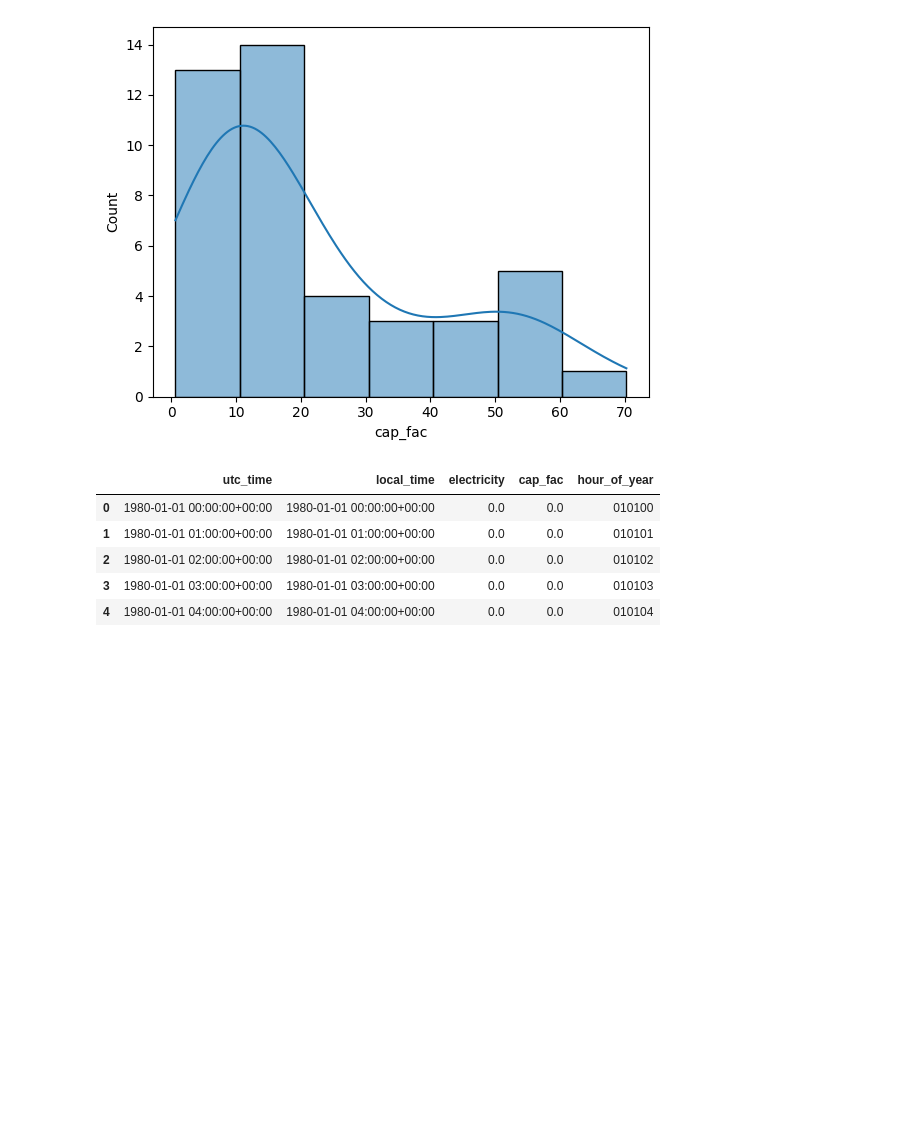
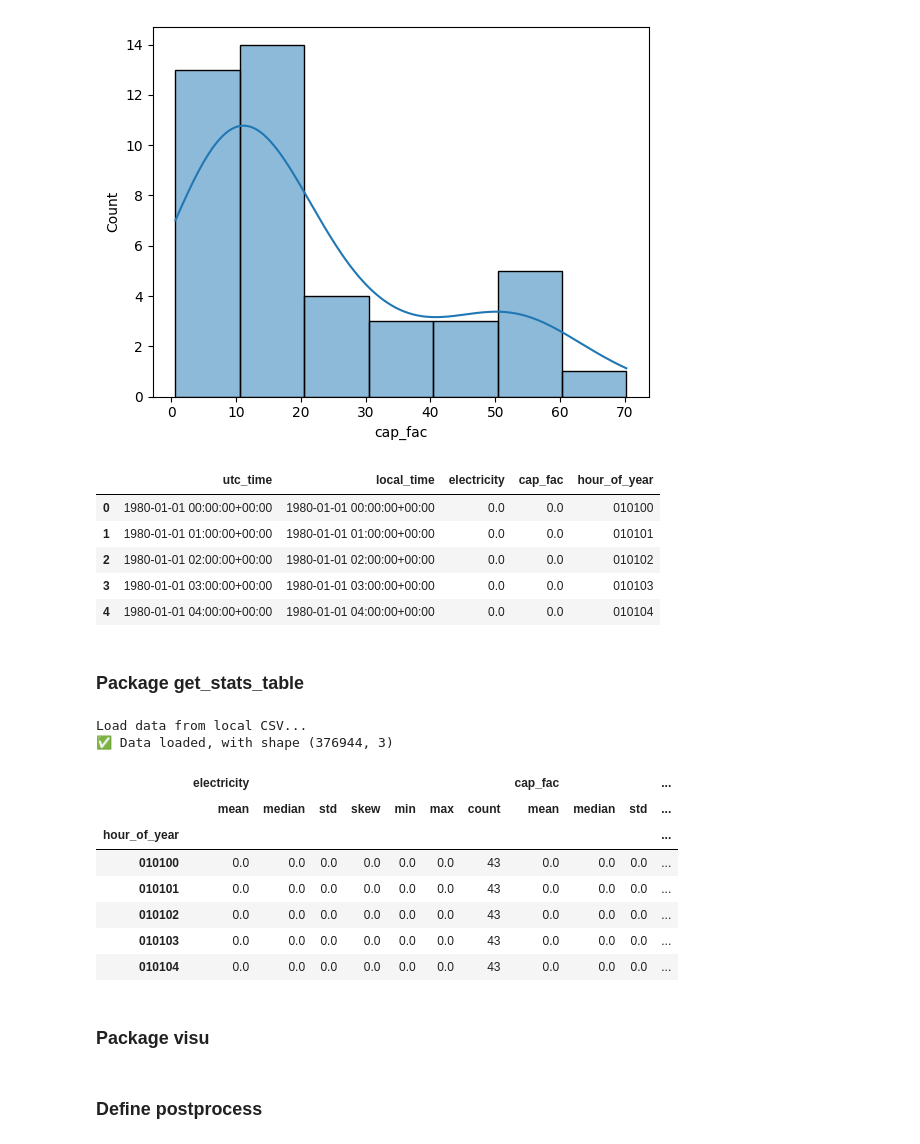
Before and after one commit to jerome-roeser/advanced-power-forecast, a Jupyter notebook: notebooks/hoernsch.ipynb, the cells around one changed output. Saved outputs shown, nothing was run; the diff lists cells and outputs as text; code cells hidden in the pictures; blank space fills up the shorter version.

```diff
--- a/notebooks/hoernsch.ipynb
+++ b/notebooks/hoernsch.ipynb
@@ -495,3 +495,5 @@ data_processed_df.head()
 | 2 | 1980-01-01 02:00:00+00:00 | 1980-01-01 02:00:00+00:00 | 0.0 | 0.0 | 010102 |
 | 3 | 1980-01-01 03:00:00+00:00 | 1980-01-01 03:00:00+00:00 | 0.0 | 0.0 | 010103 |
 | 4 | 1980-01-01 04:00:00+00:00 | 1980-01-01 04:00:00+00:00 | 0.0 | 0.0 | 010104 |
+# %% [markdown]
+### Package get_stats_table
@@ -497,0 +526,34 @@ data_processed_df.head()
+# %%
+query = f"""
+        SELECT *
+        FROM {GCP_PROJECT}.{BQ_DATASET}.processed_pv
+        ORDER BY utc_time
+    """
+
+data_processed_cache_path = Path(LOCAL_DATA_PATH).joinpath("processed", f"processed_pv.csv")
+data_processed_df = get_data_with_cache(
+        gcp_project=GCP_PROJECT,
+        query=query,
+        cache_path=data_processed_cache_path,
+        data_has_header=True
+    )
+
+data_processed_df.utc_time = pd.to_datetime(data_processed_df.utc_time,utc=True)
+data_processed_df['cap_fac'] = data_processed_df.electricity / 0.9 * 100
+
+#
+stats_df = get_stats_table(data_processed_df, capacity=True)
+stats_df.head()
+# %% [output]
+Load data from local CSV...
+✅ Data loaded, with shape (376944, 3)
+|  | electricity |  |  |  |  |  |  | cap_fac |  |  | ... |
+|  | mean | median | std | skew | min | max | count | mean | median | std | ... |
+| hour_of_year |  |  |  |  |  |  |  |  |  |  | ... |
+| 010100 | 0.0 | 0.0 | 0.0 | 0.0 | 0.0 | 0.0 | 43 | 0.0 | 0.0 | 0.0 | ... |
+| 010101 | 0.0 | 0.0 | 0.0 | 0.0 | 0.0 | 0.0 | 43 | 0.0 | 0.0 | 0.0 | ... |
+| 010102 | 0.0 | 0.0 | 0.0 | 0.0 | 0.0 | 0.0 | 43 | 0.0 | 0.0 | 0.0 | ... |
+| 010103 | 0.0 | 0.0 | 0.0 | 0.0 | 0.0 | 0.0 | 43 | 0.0 | 0.0 | 0.0 | ... |
+| 010104 | 0.0 | 0.0 | 0.0 | 0.0 | 0.0 | 0.0 | 43 | 0.0 | 0.0 | 0.0 | ... |
+# %% [markdown]
+### Package visu
@@ -497,0 +587,2 @@ data_processed_df.head()
+# %% [markdown]
+### Define postprocess
```
Also changed, not shown: parts of 2 cells of this notebook.
